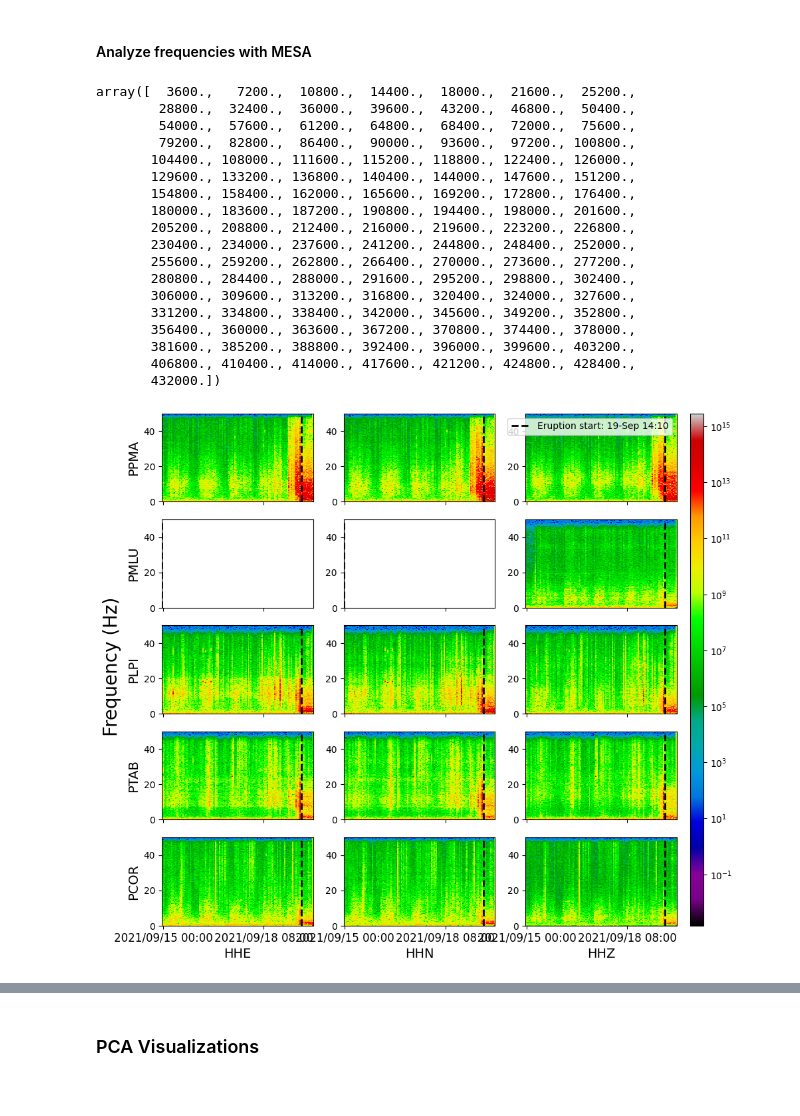
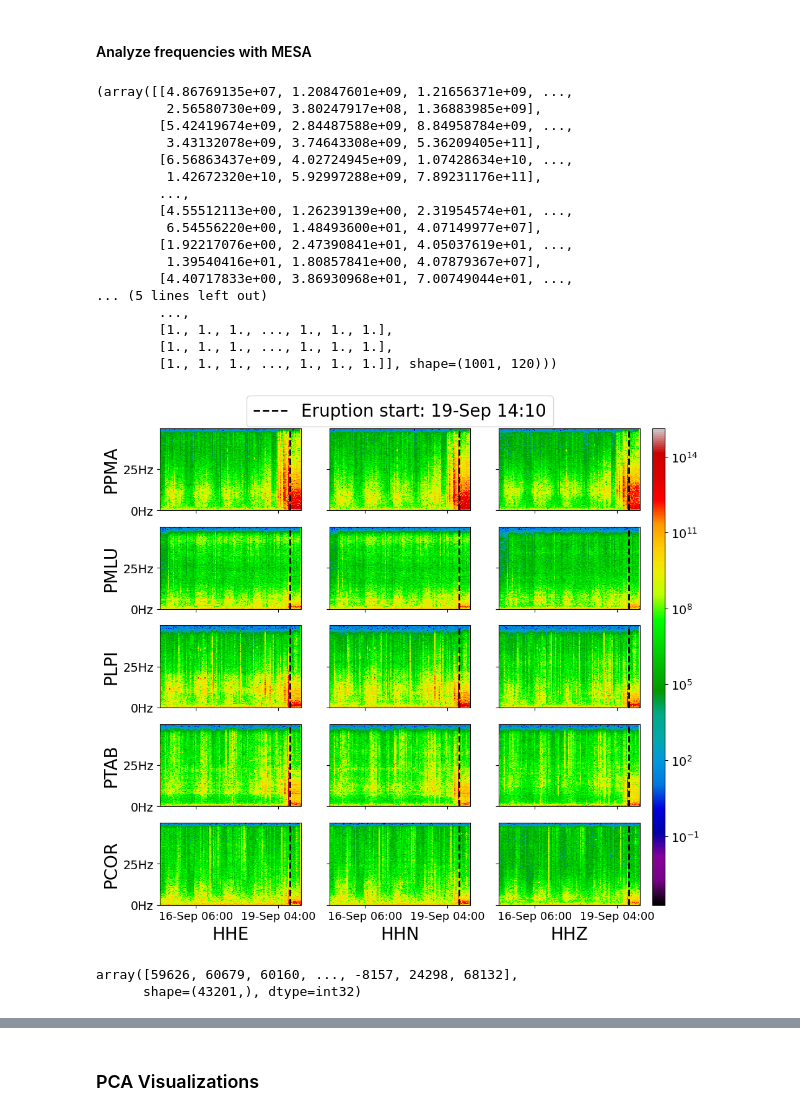
Before and after one commit to CoDaSLab/MSPC-Seismic, a Jupyter notebook: exploration/IGARSS.ipynb, the cells around one changed output, grey strips where cells are left out. Drawn from its saved outputs; the diff is of its cells as text; code cells hidden in the pictures.

```diff
--- a/exploration/IGARSS.ipynb
+++ b/exploration/IGARSS.ipynb
@@ -174,7 +174,7 @@ from msa.visualization import plot
 # %%
 sr = st[0].stats.sampling_rate
 
-window_length = 60 # s
+window_length = 20 # s
 window_samples = int(window_length*sr)
 # shift = window_length*1000 #s
 shift = 3600 #s
@@ -208,27 +208,29 @@ freqs = np.array(freqs)
 times = np.array(times)
 # %%
 Sxxs[1,1], Sxxs[1,0]
-times[1,1]
 # %% [output]
-array([  3600.,   7200.,  10800.,  14400.,  18000.,  21600.,  25200.,
-        28800.,  32400.,  36000.,  39600.,  43200.,  46800.,  50400.,
-        54000.,  57600.,  61200.,  64800.,  68400.,  72000.,  75600.,
-        79200.,  82800.,  86400.,  90000.,  93600.,  97200., 100800.,
-       104400., 108000., 111600., 115200., 118800., 122400., 126000.,
-       129600., 133200., 136800., 140400., 144000., 147600., 151200.,
-       154800., 158400., 162000., 165600., 169200., 172800., 176400.,
-       180000., 183600., 187200., 190800., 194400., 198000., 201600.,
-       205200., 208800., 212400., 216000., 219600., 223200., 226800.,
-       230400., 234000., 237600., 241200., 244800., 248400., 252000.,
-       255600., 259200., 262800., 266400., 270000., 273600., 277200.,
-       280800., 284400., 288000., 291600., 295200., 298800., 302400.,
-       306000., 309600., 313200., 316800., 320400., 324000., 327600.,
-       331200., 334800., 338400., 342000., 345600., 349200., 352800.,
-       356400., 360000., 363600., 367200., 370800., 374400., 378000.,
-       381600., 385200., 388800., 392400., 396000., 399600., 403200.,
-       406800., 410400., 414000., 417600., 421200., 424800., 428400.,
-       432000.])
+(array([[4.86769135e+07, 1.20847601e+09, 1.21656371e+09, ...,
+         2.56580730e+09, 3.80247917e+08, 1.36883985e+09],
+        [5.42419674e+09, 2.84487588e+09, 8.84958784e+09, ...,
+         3.43132078e+09, 3.74643308e+09, 5.36209405e+11],
+        [6.56863437e+09, 4.02724945e+09, 1.07428634e+10, ...,
+         1.42672320e+10, 5.92997288e+09, 7.89231176e+11],
+        ...,
+        [4.55512113e+00, 1.26239139e+00, 2.31954574e+01, ...,
+         6.54556220e+00, 1.48493600e+01, 4.07149977e+07],
+        [1.92217076e+00, 2.47390841e+01, 4.05037619e+01, ...,
+         1.39540416e+01, 1.80857841e+00, 4.07879367e+07],
+        [4.40717833e+00, 3.86930968e+01, 7.00749044e+01, ...,
+... (5 lines left out)
+        ...,
+        [1., 1., 1., ..., 1., 1., 1.],
+        [1., 1., 1., ..., 1., 1., 1.],
+        [1., 1., 1., ..., 1., 1., 1.]], shape=(1001, 120)))
 # %%
+Sxxs[1, 0] = Sxxs[1, 1]
+times[1, 0] = times[1, 1]
+freqs[1, 0] = freqs[1, 1]
+
 Sxxs[1, 1] = Sxxs[1, 0]
 times[1, 1] = times[1, 0]
 freqs[1, 1] = freqs[1, 0]
@@ -242,43 +244,52 @@ timeUTC = np.arange(starttime, endtime, timedelta(seconds=shift), dtype='datetim
 target_time = np.datetime64(datetime(2021, 9, 19, 14, 10), 'm')
 eruption_idx = np.argmin(np.abs(timeUTC - target_time))
 
-fig, ax = plt.subplots(M,N, figsize=(10,10), sharex=True)
+fig, ax = plt.subplots(M,N, figsize=(10,10), sharex=True, sharey=True)
 if N == 1: ax = ax[:, np.newaxis]
 if M == 1: ax = ax[np.newaxis, :]
 
 vmin = np.min(Sxxs)
 vmax = np.max(Sxxs)
 
 if type(ax) != np.ndarray: ax = [ax]
 
-skip:int = int(len(times[0][0])/1.5)
-start = 0
+skip:int = int(len(times[0][0])/1.7)
+start = 30
 locs = times[0][0][start::skip]
 timeUTC_label = timeUTC[start::skip]
-date_formatter = mdates.DateFormatter('%Y/%m/%d %H:%M')
+date_formatter = mdates.DateFormatter('%d-%b %H:%M')
 formatted_labels = [date_formatter(mdates.date2num(t)) for t in timeUTC_label]
 
 for i, sensor in enumerate(sensors):
     for j, channel in enumerate(channels):
-        if j == 0: ax[i, j].set_ylabel(f"{sensor}", fontsize = 14)
-        if i == len(sensors)-1: ax[i, j].set_xlabel(f"{channel}", fontsize = 14)
+        if j == 0: ax[i, j].set_ylabel(f"{sensor}", fontsize = 20)
+        if i == len(sensors)-1: ax[i, j].set_xlabel(f"{channel}", fontsize = 20)
         _,_, mesh = plot.spectrogram(times[i,j], freqs[i,j], Sxxs[i,j], cmap="nipy_spectral",
                                     logscale=True, ax = ax[i,j], vmin=vmin, vmax = vmax, ylim=(0,50));
 
 
-        ax[i,j].set_xticks(locs[:], labels=formatted_labels[:],fontsize=12);
+        ax[i,j].set_xticks(locs[:], labels=formatted_labels[:],fontsize=13);
+        ax[i,j].set_yticks([0,25], ['0Hz','25Hz'],fontsize=14);
 
         ax[i,j].axvline(x=times[i,j,eruption_idx], color='black', linestyle='--', linewidth=2, label='Eruption start: 19-Sep 14:10')
 
 
-ax[0,2].legend();
+ax[0,1].legend(loc="upper center", bbox_to_anchor=(0.5, 1.5), fontsize = 20, );
 
 tbox = ax[ 0,0].get_position()
 bbox = ax[-1,0].get_position()
 cax = fig.add_axes([0.92, bbox.y0, 0.02, tbox.y1-bbox.y0])
 cbar = fig.colorbar(mesh, cax=cax,)
+cbar.ax.tick_params(labelsize=14)
 
+
+# fig.set_title("Eruption start: 19-Sep 14:10")
 # ax.set_ylabel("Frequency (Hz)", fontsize=20)
-fig.text(.05, 0.5, "Frequency (Hz)", ha='center', va='center', rotation=90, fontsize=20);
+# fig.text(.05, 0.5, "Frequency (Hz)", ha='center', va='center', rotation=90, fontsize=20);
 # %% [output]
-[figure, old version]
+[figure, new version]
+# %%
+ST[0][0].data[::1000]
+# %% [output]
+array([59626, 60679, 60160, ..., -8157, 24298, 68132],
+      shape=(43201,), dtype=int32)
```
Also changed, not shown: parts of 17 cells of this notebook, 6 other files.
